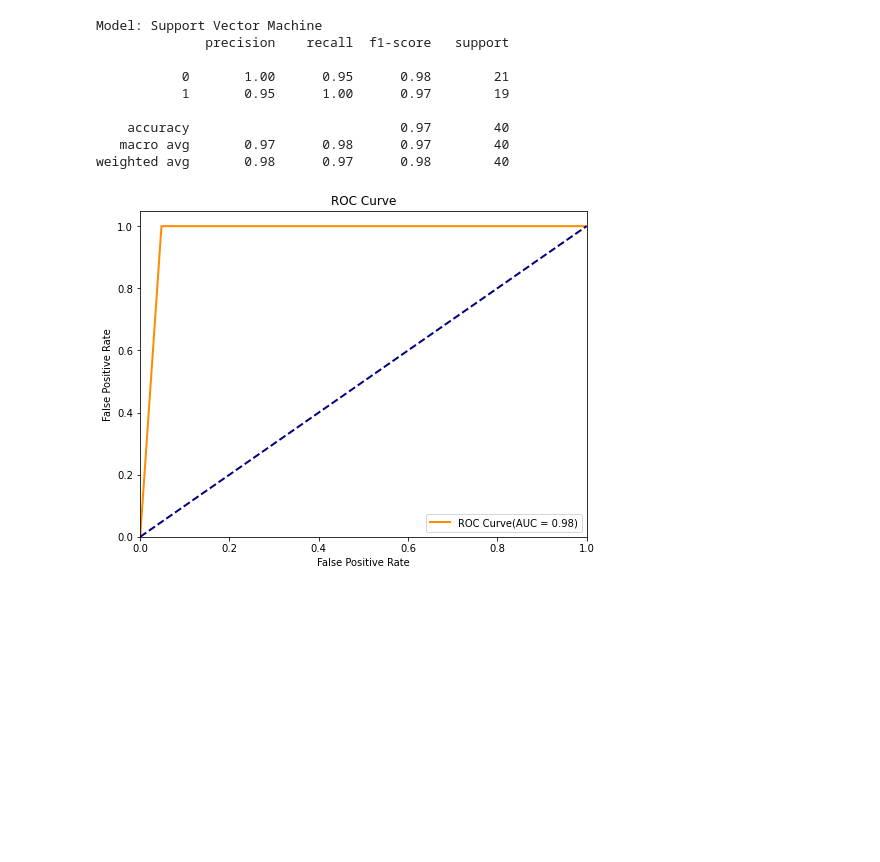
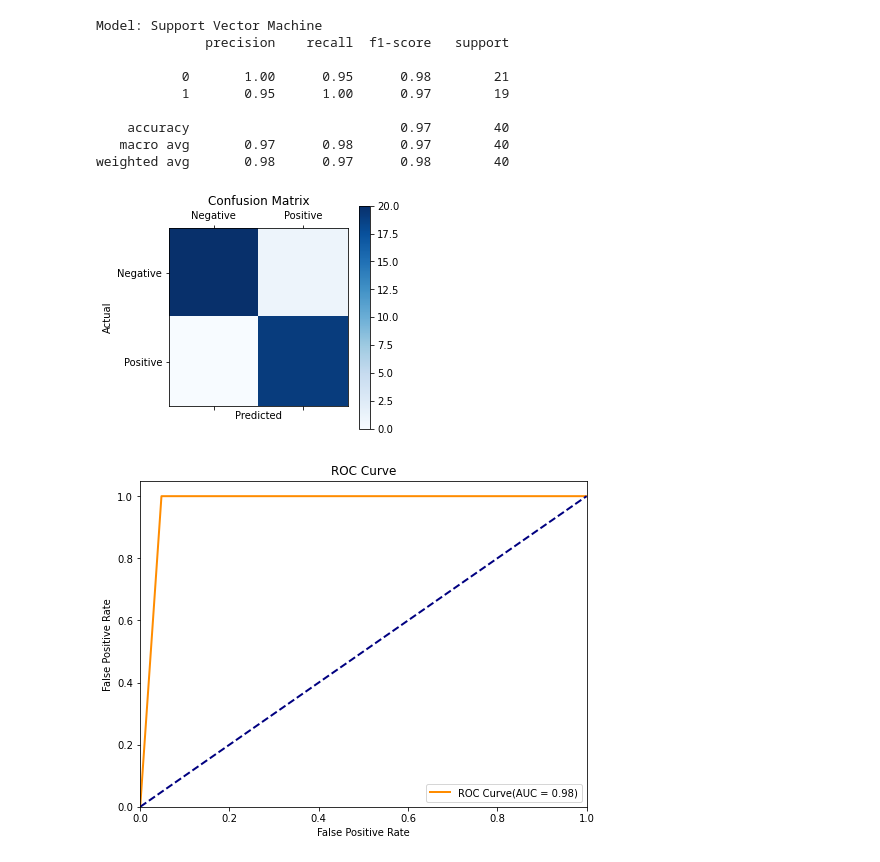
Before and after one commit to Edna722/CODSOFT_ML, a Jupyter notebook: Sales Prediction_task 4.ipynb, the cells around one changed output. Cells and saved outputs as stored; diff of their text form; code cells hidden in the pictures; blank space fills up the shorter version.

```diff
--- a/Sales Prediction_task 4.ipynb
+++ b/Sales Prediction_task 4.ipynb
@@ -452,6 +452,21 @@ Model: Support Vector Machine
     accuracy                           0.97        40
    macro avg       0.97      0.98      0.97        40
 weighted avg       0.98      0.97      0.98        40
+# %%
+# 'y_test' and 'y_pred' are true labels and predicted labels
+cm = confusion_matrix(y_test, y_pred)
+
+plt.matshow(cm, cmap=plt.cm.Blues)
+plt.colorbar()
+
+plt.xlabel('Predicted')
+plt.ylabel('Actual')
+plt.title('Confusion Matrix')
+plt.xticks([0, 1], ['Negative', 'Positive'])
+plt.yticks([0, 1], ['Negative', 'Positive'])
+plt.show()
+# %% [output]
+[figure, added]
 # %%
 fpr, tpr ,threshold = roc_curve(y_test, y_pred)
 
```
